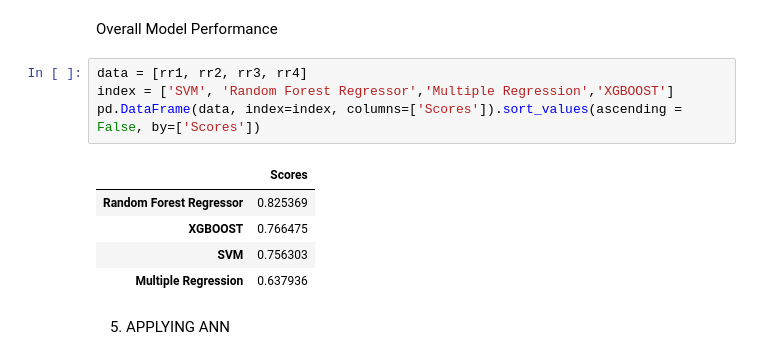
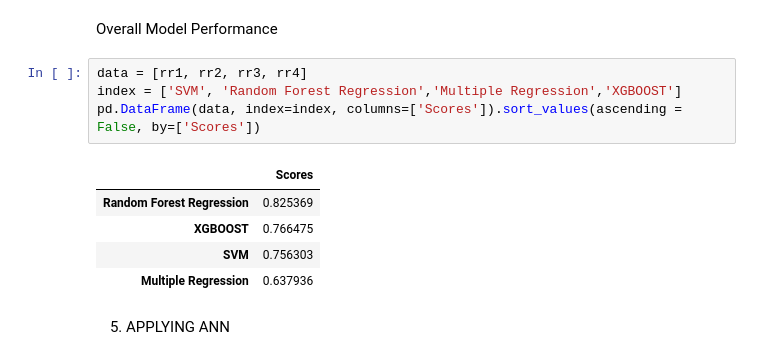
Before and after one commit to krishnaaxo/California-Housing-Price-Prediction, a Jupyter notebook: California_Housing_Price_Prediction.ipynb, the cells around one changed output. Drawn from its saved outputs; the diff is of its cells as text.

```diff
--- a/California_Housing_Price_Prediction.ipynb
+++ b/California_Housing_Price_Prediction.ipynb
@@ -391,11 +391,11 @@ rmse value is :  55182.05498545408
 Overall Model Performance
 # %%
 data = [rr1, rr2, rr3, rr4]
-index = ['SVM', 'Random Forest Regressor','Multiple Regression','XGBOOST']
+index = ['SVM', 'Random Forest Regression','Multiple Regression','XGBOOST']
 pd.DataFrame(data, index=index, columns=['Scores']).sort_values(ascending = False, by=['Scores'])
 # %% [output]
 |  | Scores |
-| Random Forest Regressor | 0.825369 |
+| Random Forest Regression | 0.825369 |
 | XGBOOST | 0.766475 |
 | SVM | 0.756303 |
 | Multiple Regression | 0.637936 |
```
Also changed, not shown: parts of 2 cells of this notebook.
